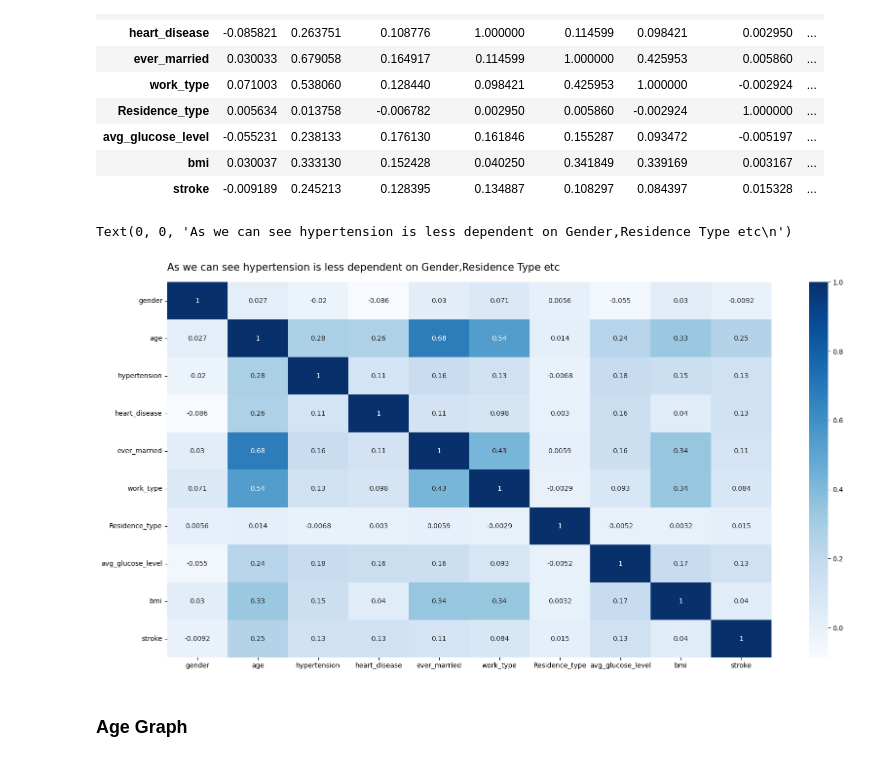
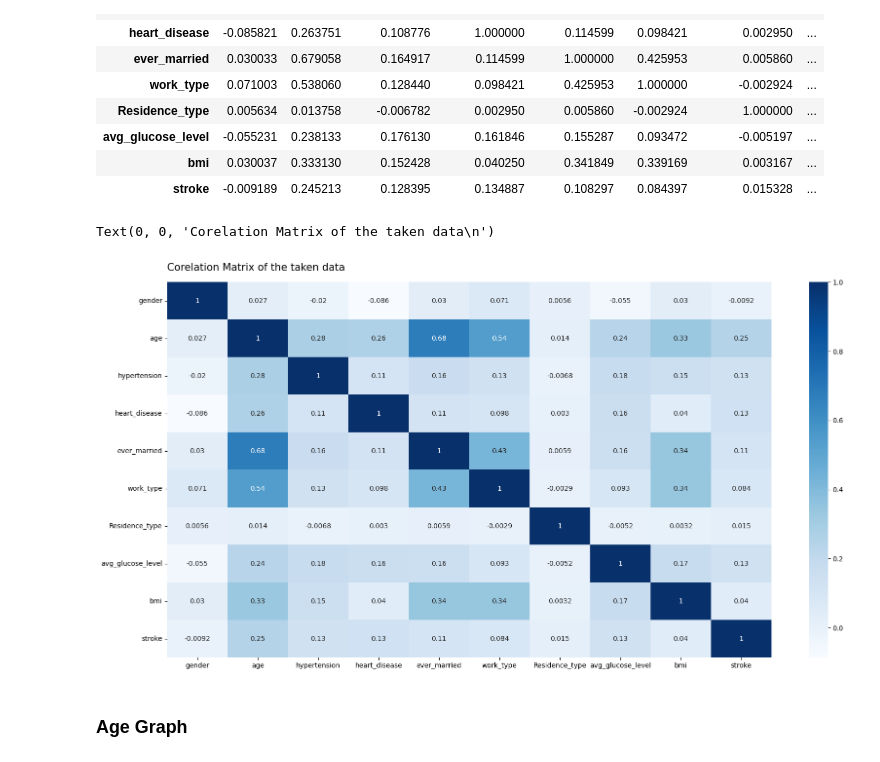
Before and after one commit to RISHABH-GUPTA-RG/HyptertensionDataVisualization, a Jupyter notebook: Main.ipynb, the cells around one changed output. Drawn from its saved outputs; the diff is of its cells as text; code cells hidden in the pictures.

```diff
--- a/Main.ipynb
+++ b/Main.ipynb
@@ -318,10 +318,10 @@ corr
 # %%
 fig, ax = plt.subplots(figsize=(20, 10))
 ax = sns.heatmap(corr, cmap='Blues', annot=True)
-ax.text(0,0,'As we can see hypertension is less dependent on Gender,Residence Type etc\n',fontsize=15)
+ax.text(0,0,'Corelation Matrix of the taken data\n',fontsize=15)
 # %% [output]
-Text(0, 0, 'As we can see hypertension is less dependent on Gender,Residence Type etc\n')
+Text(0, 0, 'Corelation Matrix of the taken data\n')
-[figure, old version]
+[figure, new version]
 # %% [markdown]
 ### Age Graph
 # %%
```
Also changed, not shown: parts of 9 cells of this notebook.
